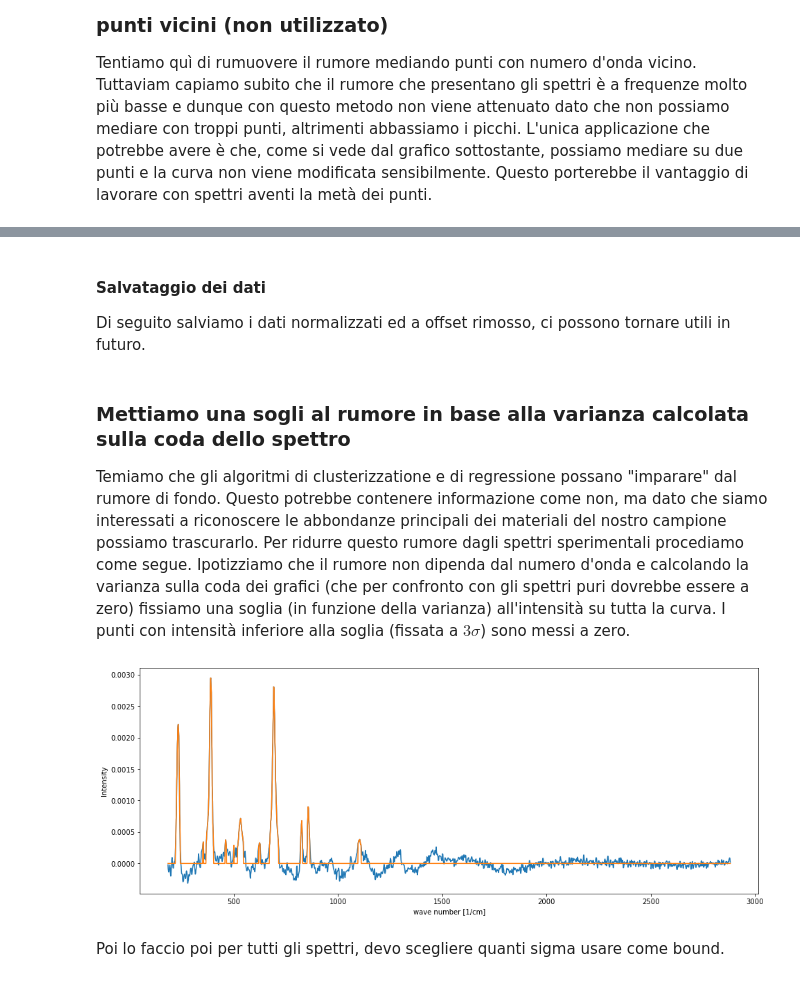
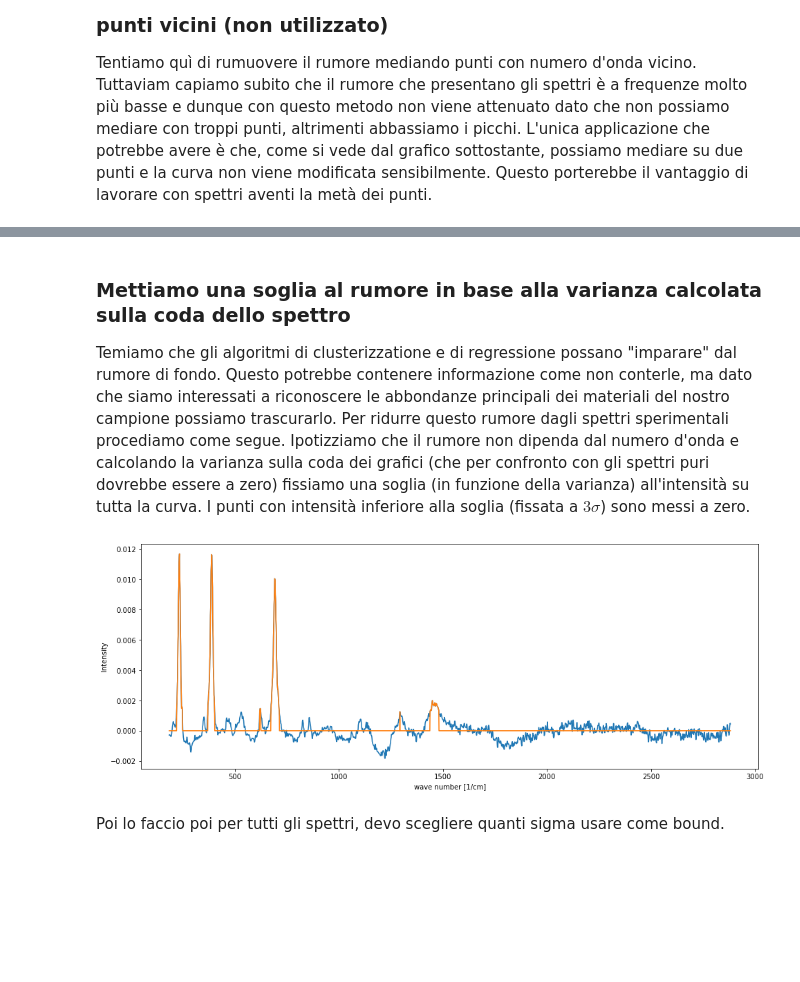
Before and after one commit to FabioBrugnara/repo_raman_4exam, a Jupyter notebook: notebooks/EDA.ipynb, the cells around one changed output, grey strips where cells are left out. Saved outputs shown, nothing was run; the diff lists cells and outputs as text; code cells hidden in the pictures; blank space fills up the shorter version.

```diff
--- a/notebooks/EDA.ipynb
+++ b/notebooks/EDA.ipynb
@@ -172,8 +185,8 @@ plt.plot(data_bkg.wn,data_bkg.r1c2)
 ### Normalizzazione degli spettri sperimentali
 Anche quì gli spettri non sono normalizzati tra di loro, per confrontarli prima di tutto li normalizziamo.
 # %%
-for i in names[1::]:
-    data_bkg[i]=data_bkg[i]/np.trapz((data_bkg[i]), x=data_bkg.wn)
+for i in names[1:]:
+    data_bkg[i]=data_bkg[i]/np.trapz(abs(data_bkg[i][:element_soglia]), x=data_bkg['wn'][0:element_soglia])
 # %% [markdown]
 Di seguito il risultato: **tutti gli spettri sperimentali normalizzati senza background**.
 # %%
@@ -236,3 +222,0 @@ for temp in names[1:]:
-# %% [markdown]
-#### Salvataggio dei dati
-Di seguito salviamo i dati normalizzati ed a offset rimosso, ci possono tornare utili in futuro.
@@ -241,23 +223,23 @@ data_bkg[0:element_soglia].to_csv("../data/processed/data_normalized_without_off
 # %% [markdown]
-### Mettiamo una sogli al rumore in base alla varianza calcolata sulla coda dello spettro
+### Mettiamo una soglia al rumore in base alla varianza calcolata sulla coda dello spettro
 
-Temiamo che gli algoritmi di clusterizzatione e di regressione possano "imparare" dal rumore di fondo. Questo potrebbe contenere informazione come non, ma dato che siamo interessati a riconoscere le abbondanze principali dei materiali del nostro campione possiamo trascurarlo. Per ridurre questo rumore dagli spettri sperimentali procediamo come segue.
+Temiamo che gli algoritmi di clusterizzatione e di regressione possano "imparare" dal rumore di fondo. Questo potrebbe contenere informazione come non conterle, ma dato che siamo interessati a riconoscere le abbondanze principali dei materiali del nostro campione possiamo trascurarlo. Per ridurre questo rumore dagli spettri sperimentali procediamo come segue.
 Ipotizziamo che il rumore non dipenda dal numero d'onda e calcolando la varianza sulla coda dei grafici (che per confronto con gli spettri puri dovrebbe essere a zero) fissiamo una soglia (in funzione della varianza) all'intensità su tutta la curva. I punti con intensità inferiore alla soglia (fissata a $3\sigma$) sono messi a zero.
 # %%
-sample='r4c7' #il sample su cui faccio gli esempi
-sigma=data_bkg[sample][element_soglia::].std() #calcolo la std
-bound=4*sigma #fisso il bound del rumore a 3 volte il sigma della coda
+sample='r7c6' #il sample su cui faccio gli esempi
+sigma=data_bkg[sample][element_soglia:].std() #calcolo la std
+bound=2.5*sigma #fisso il bound del rumore a 3 volte il sigma della coda
 y=data_bkg[sample].copy()
 x=data_bkg.wn
 for i in enumerate(y):
     if i[1]<bound:
         y[i[0]]=0
 
 raman_plot()
 plt.plot(data_bkg.wn,data_bkg[sample])
 plt.plot(x,y);
 # %% [output]
-[figure, old version]
+[figure, new version]
 # %% [markdown]
 Poi lo faccio poi per tutti gli spettri, devo scegliere quanti sigma usare come bound.
 # %%
```
Also changed, not shown: parts of 29 cells of this notebook, 4 other files.
